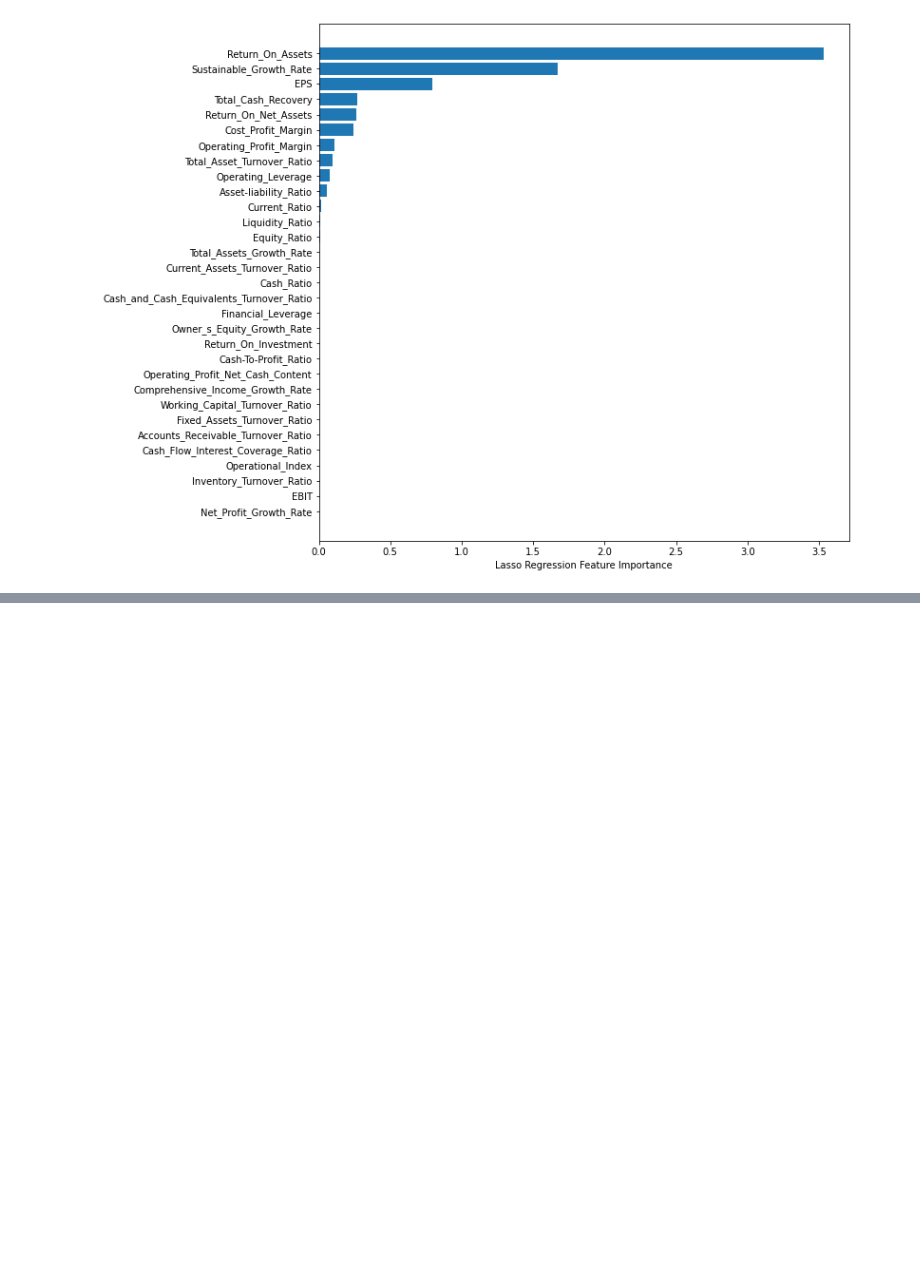
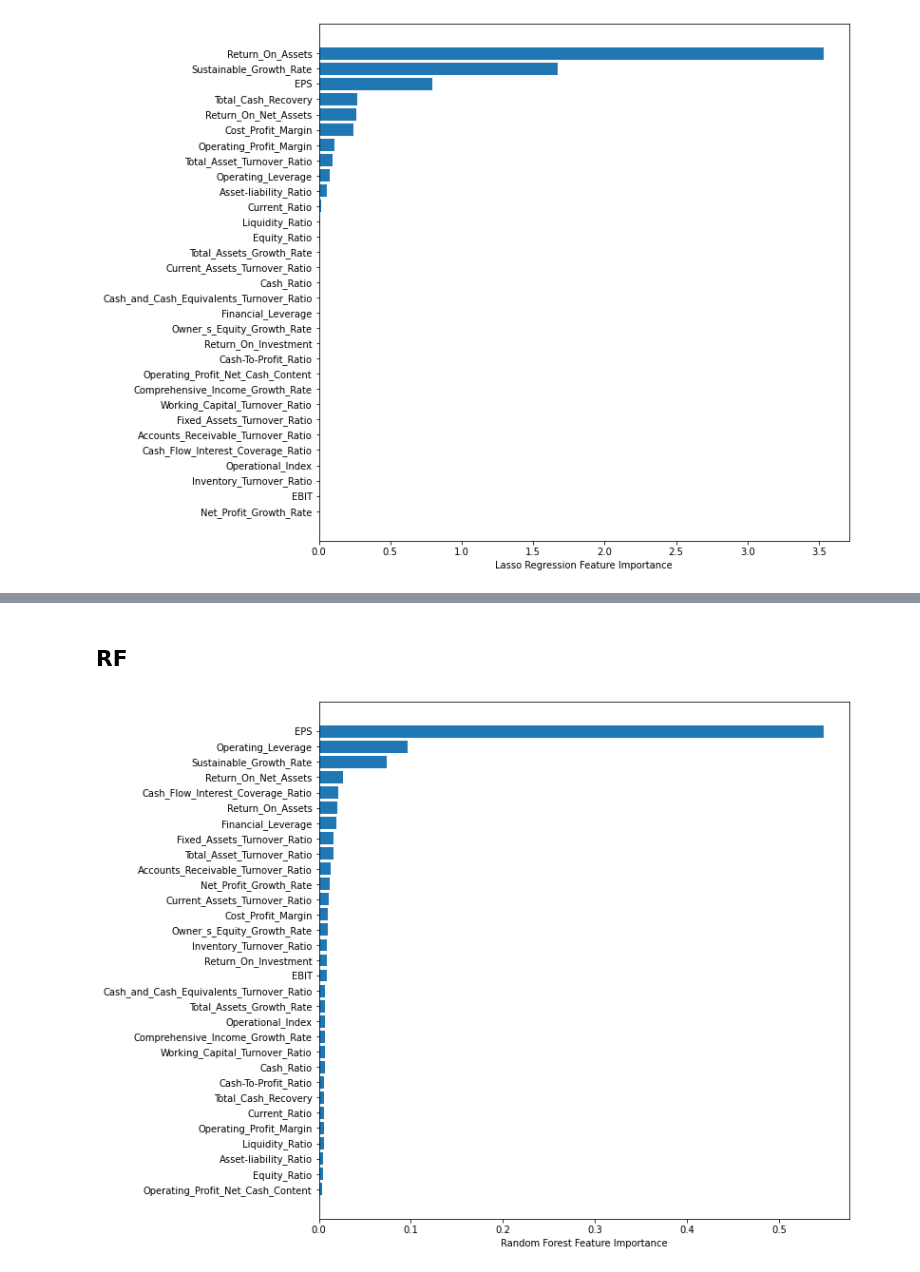
Before and after one commit to ese527team/Final_report, a Jupyter notebook: SVM.ipynb, the cells around one changed output, grey strips where cells are left out. Drawn from its saved outputs; the diff is of its cells as text; code cells hidden in the pictures; blank space fills up the shorter version.

```diff
--- a/SVM.ipynb
+++ b/SVM.ipynb
@@ -452,0 +455,30 @@ The corresponding accuracy is 0.661356454871795
+# %% [markdown]
+## RF
+# %%
+x=feature_global
+y=response_global
+rf = RandomForestRegressor(n_jobs=-1, n_estimators=100)
+rf.fit(x, y)
+im = rf.feature_importances_
+FS = pd.DataFrame({"Var": ["X%s" % (i+1) for i in range(len(im))],
+               'Name': data.columns[2:-2],
+               "Importance": im})
+FS["rank"] = FS["Importance"].rank(ascending=False)
+FS = FS.sort_values(by="Importance", ascending=True)
+FS.reset_index(drop=True, inplace=True)
+FS.to_csv("importance_rf.csv", index=False)
+
+plt.figure(figsize=(10,10))
+plt.barh(FS.iloc[:,1],FS.iloc[:,2])
+plt.xlabel("Random Forest Feature Importance")
+plt.savefig("rf_importance.png")
+
+feature_after_tuned=feature_global[FS[FS["rank"] <= 18].Name]
+#     scaler = StandardScaler()
+#     scaler.fit(feature_after_tuned)
+#     feature_std = scaler.transform(feature_after_tuned)
+#     feature_std=pd.DataFrame(feature_std,columns=feature_after_tuned.columns)
+
+#select 20 important features after reduction
+# %% [output]
+[figure, new version]
```
Also changed, not shown: parts of 9 cells of this notebook.
